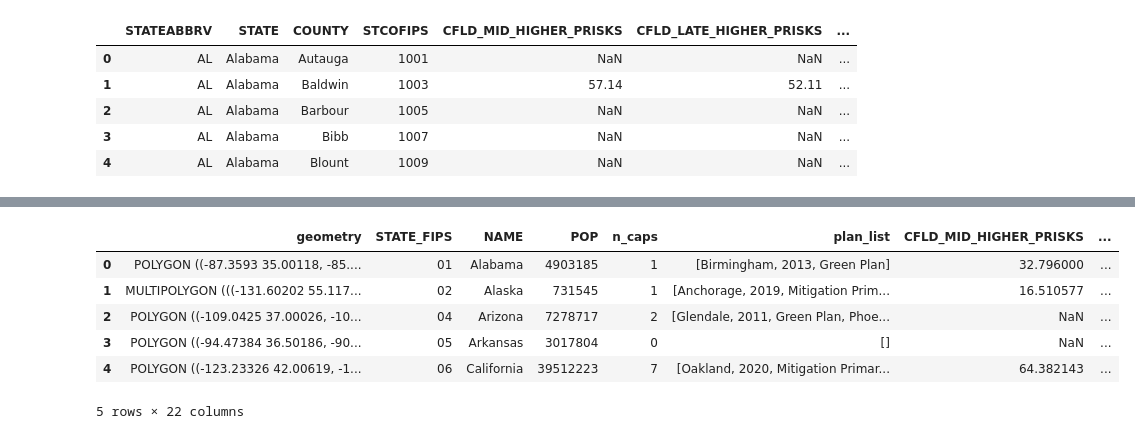
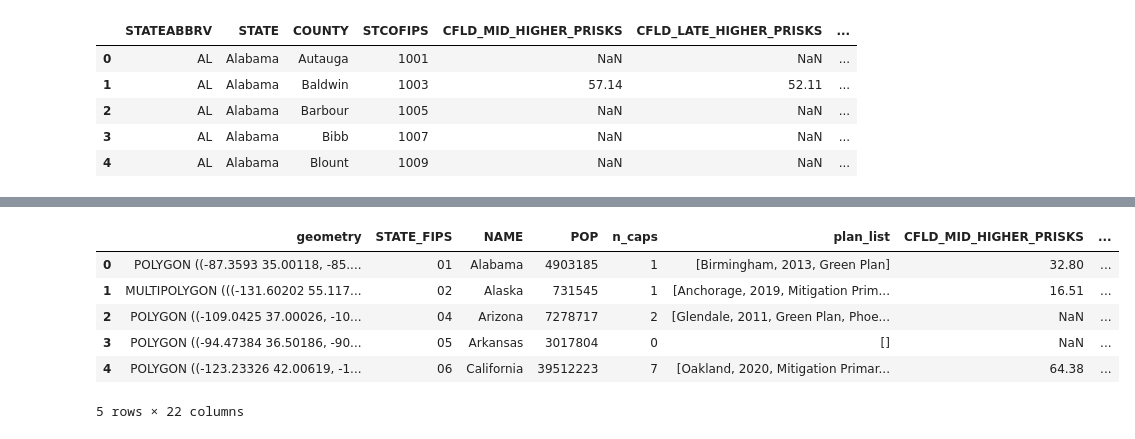
Before and after one commit to vanderbilt-data-science/climate-policy, a Jupyter notebook: maps_testing.ipynb, the cells around one changed output, grey strips where cells are left out. Cells and saved outputs as stored; diff of their text form; code cells hidden in the pictures.

```diff
--- a/maps_testing.ipynb
+++ b/maps_testing.ipynb
@@ -306,7 +306,7 @@ grouped_states = nri_df.groupby("STATE").agg(
         HRCN_LATE_HIGHER_PRISKS=("HRCN_LATE_HIGHER_PRISKS", "mean"),
         HRCN_MID_HIGHER_HM=("HRCN_MID_HIGHER_HM", "mean"),
         HRCN_LATE_HIGHER_HM=("HRCN_LATE_HIGHER_HM", "mean"),
-    )
+    ).round(2)
 
 grouped_states.head()
 # %% [output]
@@ -340,39 +340,39 @@ def merge_nri_data(states_gdf_caps, counties_gdf_caps):
 
 
     grouped_states = nri_df.groupby("STATE").agg(
         CFLD_MID_HIGHER_PRISKS=("CFLD_MID_HIGHER_PRISKS", "mean"),
         CFLD_LATE_HIGHER_PRISKS=("CFLD_LATE_HIGHER_PRISKS", "mean"),
         CFLD_MID_HIGHER_HM=("CFLD_MID_HIGHER_HM", "mean"),
         CFLD_LATE_HIGHER_HM=("CFLD_LATE_HIGHER_HM", "mean"),
         WFIR_MID_HIGHER_PRISKS=("WFIR_MID_HIGHER_PRISKS", "mean"),
         WFIR_LATE_HIGHER_PRISKS=("WFIR_LATE_HIGHER_PRISKS", "mean"),
         WFIR_MID_HIGHER_HM=("WFIR_MID_HIGHER_HM", "mean"),
         WFIR_LATE_HIGHER_HM=("WFIR_LATE_HIGHER_HM", "mean"),
         DRGT_MID_HIGHER_PRISKS=("DRGT_MID_HIGHER_PRISKS", "mean"),
         DRGT_LATE_HIGHER_PRISKS=("DRGT_LATE_HIGHER_PRISKS", "mean"),
         DRGT_MID_HIGHER_HM=("DRGT_MID_HIGHER_HM", "mean"),
         DRGT_LATE_HIGHER_HM=("DRGT_LATE_HIGHER_HM", "mean"),
         HRCN_MID_HIGHER_PRISKS=("HRCN_MID_HIGHER_PRISKS", "mean"),
         HRCN_LATE_HIGHER_PRISKS=("HRCN_LATE_HIGHER_PRISKS", "mean"),
         HRCN_MID_HIGHER_HM=("HRCN_MID_HIGHER_HM", "mean"),
         HRCN_LATE_HIGHER_HM=("HRCN_LATE_HIGHER_HM", "mean"),
-    )
+    ).round(2)
     counties_gdf_caps['FIPS'] = pd.to_numeric(counties_gdf_caps['FIPS'], errors='coerce').fillna(0).astype(int)
     nri_df['STCOFIPS'] = pd.to_numeric(nri_df['STCOFIPS'], errors='coerce').fillna(0).astype(int)
 
     merged_states_gdf = states_gdf_caps.merge(grouped_states, left_on="NAME", right_on="STATE", how="left")
     merged_counties_gdf = counties_gdf_caps.merge(nri_df, left_on="FIPS", right_on="STCOFIPS", how="left")
     return merged_states_gdf, merged_counties_gdf
 
 merged_states_gdf, merged_counties_gdf = merge_nri_data(states_gdf_caps, counties_gdf_caps)
 merged_states_gdf.head()
 # %% [output]
 |  | geometry | STATE_FIPS | NAME | POP | n_caps | plan_list | CFLD_MID_HIGHER_PRISKS | ... |
-| 0 | POLYGON ((-87.3593 35.00118, -85.... | 01 | Alabama | 4903185 | 1 | [Birmingham, 2013, Green Plan] | 32.796000 | ... |
-| 1 | MULTIPOLYGON (((-131.60202 55.117... | 02 | Alaska | 731545 | 1 | [Anchorage, 2019, Mitigation Prim... | 16.510577 | ... |
+| 0 | POLYGON ((-87.3593 35.00118, -85.... | 01 | Alabama | 4903185 | 1 | [Birmingham, 2013, Green Plan] | 32.80 | ... |
+| 1 | MULTIPOLYGON (((-131.60202 55.117... | 02 | Alaska | 731545 | 1 | [Anchorage, 2019, Mitigation Prim... | 16.51 | ... |
 | 2 | POLYGON ((-109.0425 37.00026, -10... | 04 | Arizona | 7278717 | 2 | [Glendale, 2011, Green Plan, Phoe... | NaN | ... |
 | 3 | POLYGON ((-94.47384 36.50186, -90... | 05 | Arkansas | 3017804 | 0 | [] | NaN | ... |
-| 4 | POLYGON ((-123.23326 42.00619, -1... | 06 | California | 39512223 | 7 | [Oakland, 2020, Mitigation Primar... | 64.382143 | ... |
+| 4 | POLYGON ((-123.23326 42.00619, -1... | 06 | California | 39512223 | 7 | [Oakland, 2020, Mitigation Primar... | 64.38 | ... |
 5 rows × 22 columns
 # %%
 merged_counties_gdf.head()
```
Also changed, not shown: parts of 2 cells of this notebook, 7 other files.
